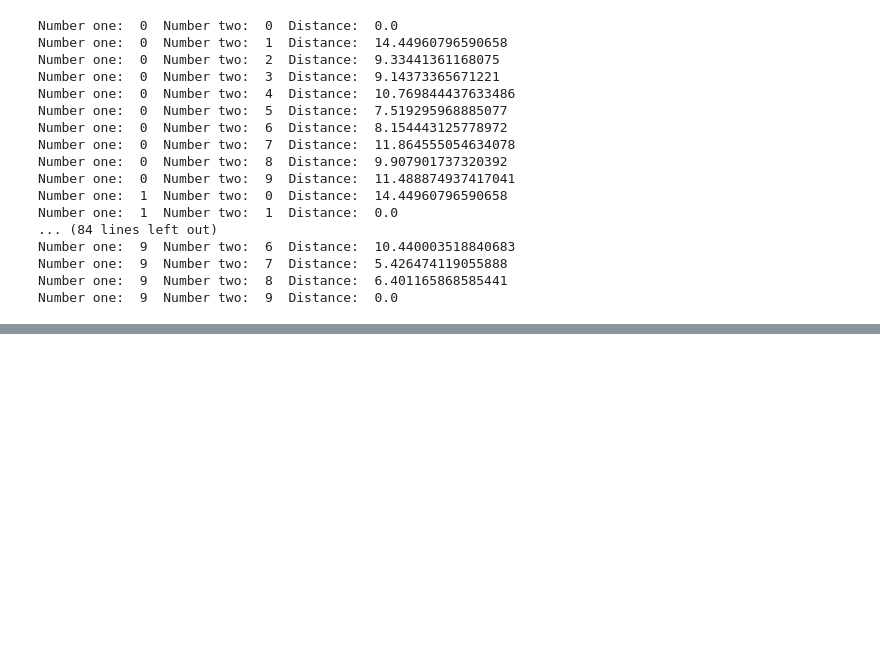
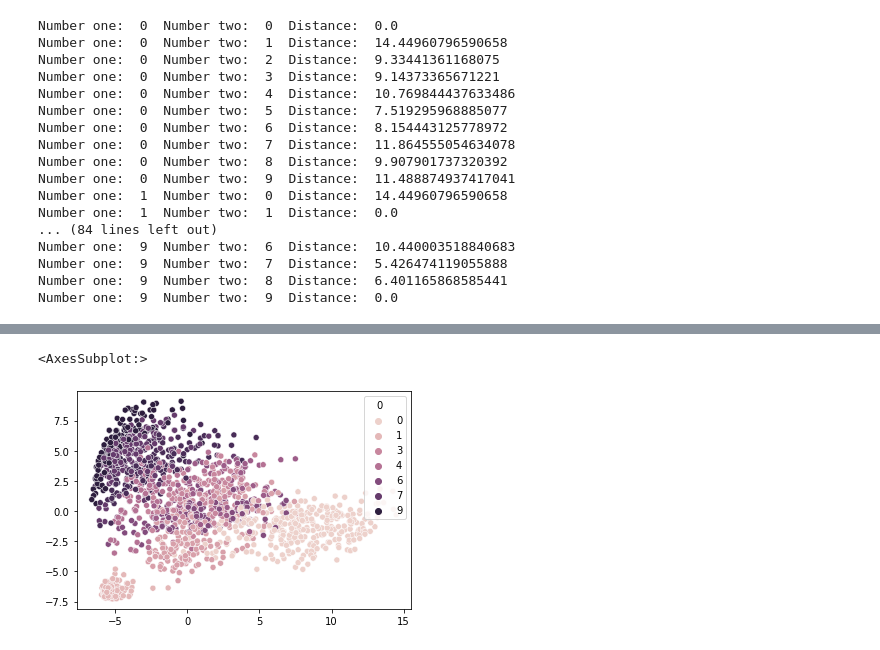
Before and after one commit to RianneAr/Deep_Learning_Ass1, a Jupyter notebook: CodeTask1.ipynb, the cells around one changed output, grey strips where cells are left out. Cells and saved outputs as stored; diff of their text form; code cells hidden in the pictures; blank space fills up the shorter version.

```diff
--- a/CodeTask1.ipynb
+++ b/CodeTask1.ipynb
@@ -61,0 +87,5 @@ Number one:  9  Number two:  9  Distance:  0.0
+# %%
+sns.scatterplot(x = pcareduc[:, 0], y = pcareduc[:, 1], hue = trainout[0])
+# %% [output]
+<AxesSubplot:>
+[figure, added]
```
Also changed, not shown: parts of 4 cells of this notebook.
